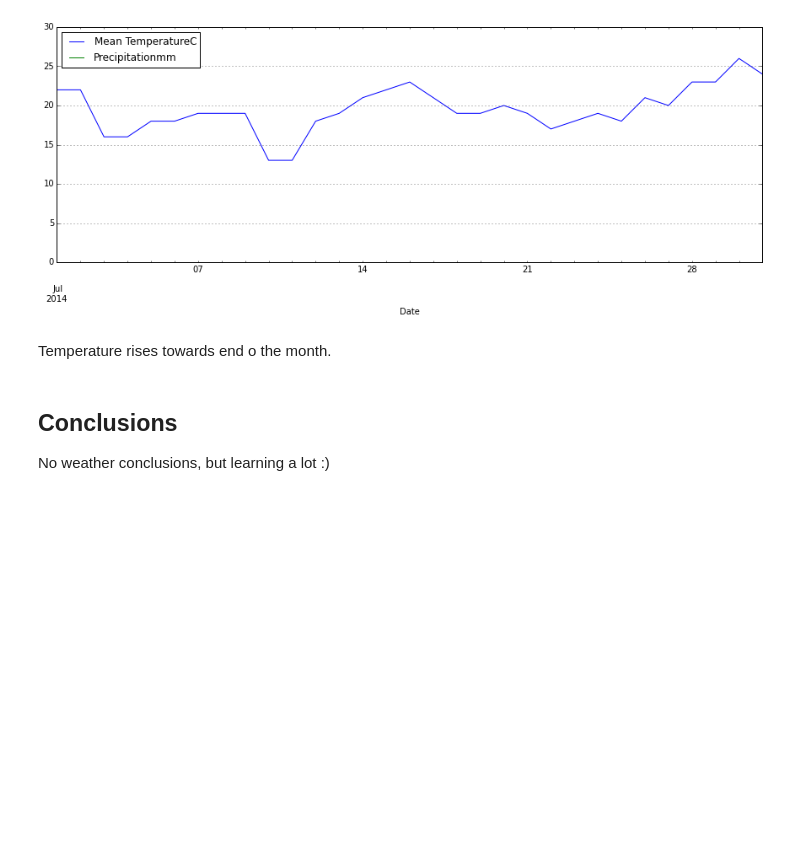
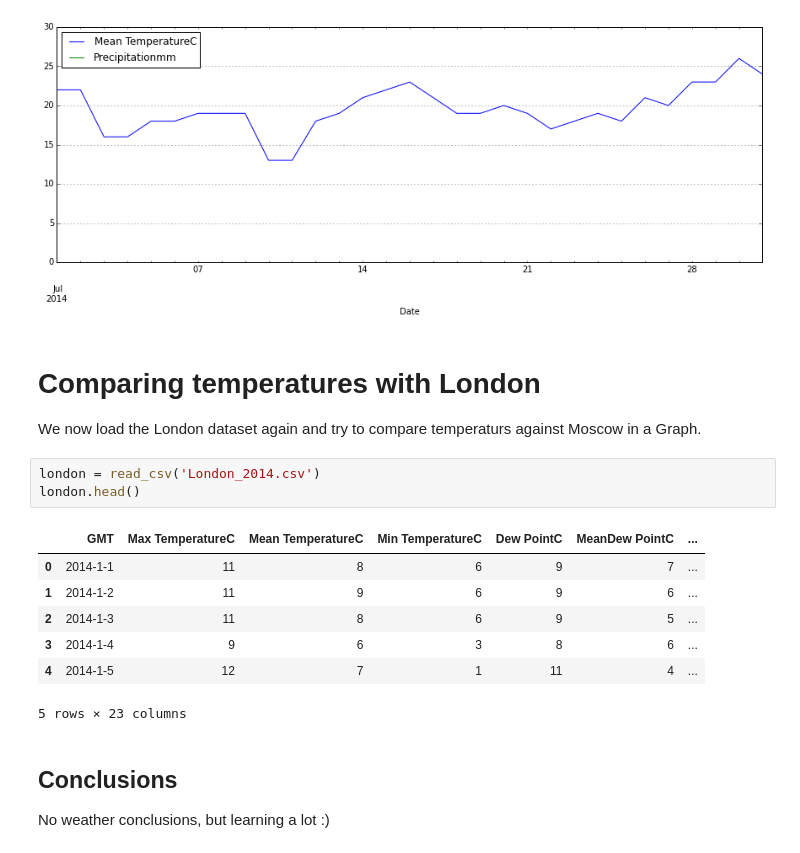
Before and after one commit to herb64/data-analysis, a Jupyter notebook: Week_2_project-herbert-mehlhose.ipynb, the cells around one changed output. Drawn from its saved outputs; the diff is of its cells as text; blank space fills up the shorter version.

Commit message:
Fix error with wrong variable name and start loading london again for a comparison

```diff
--- a/Week_2_project-herbert-mehlhose.ipynb
+++ b/Week_2_project-herbert-mehlhose.ipynb
@@ -136,8 +136,20 @@ july[['Mean TemperatureC', 'Precipitationmm']].plot(grid=True, figsize=(15,5))
 # %% [output]
 <matplotlib.axes._subplots.AxesSubplot at 0x...>
 [figure]
-# %% [markdown]
-Temperature rises towards end o the month.
+# %% [markdown]
+# Comparing temperatures with London
+We now load the London dataset again and try to compare temperaturs against Moscow in a Graph.
+# %%
+london = read_csv('London_2014.csv')
+london.head()
+# %% [output]
+|  | GMT | Max TemperatureC | Mean TemperatureC | Min TemperatureC | Dew PointC | MeanDew PointC | ... |
+| 0 | 2014-1-1 | 11 | 8 | 6 | 9 | 7 | ... |
+| 1 | 2014-1-2 | 11 | 9 | 6 | 9 | 6 | ... |
+| 2 | 2014-1-3 | 11 | 8 | 6 | 9 | 5 | ... |
+| 3 | 2014-1-4 | 9 | 6 | 3 | 8 | 6 | ... |
+| 4 | 2014-1-5 | 12 | 7 | 1 | 11 | 4 | ... |
+5 rows × 23 columns
 # %% [markdown]
 ## Conclusions
 
```
Also changed, not shown: parts of 1 cell of this notebook.
